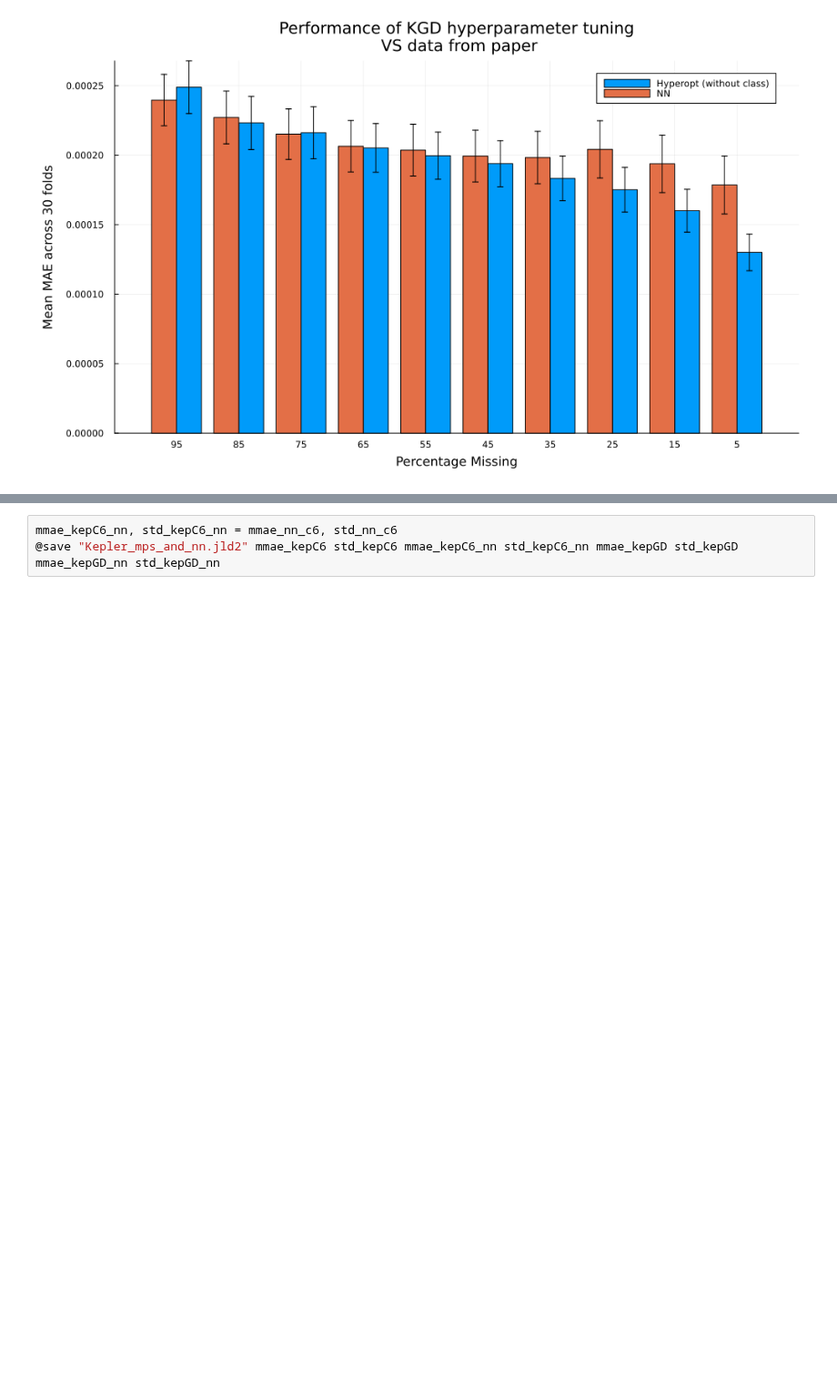
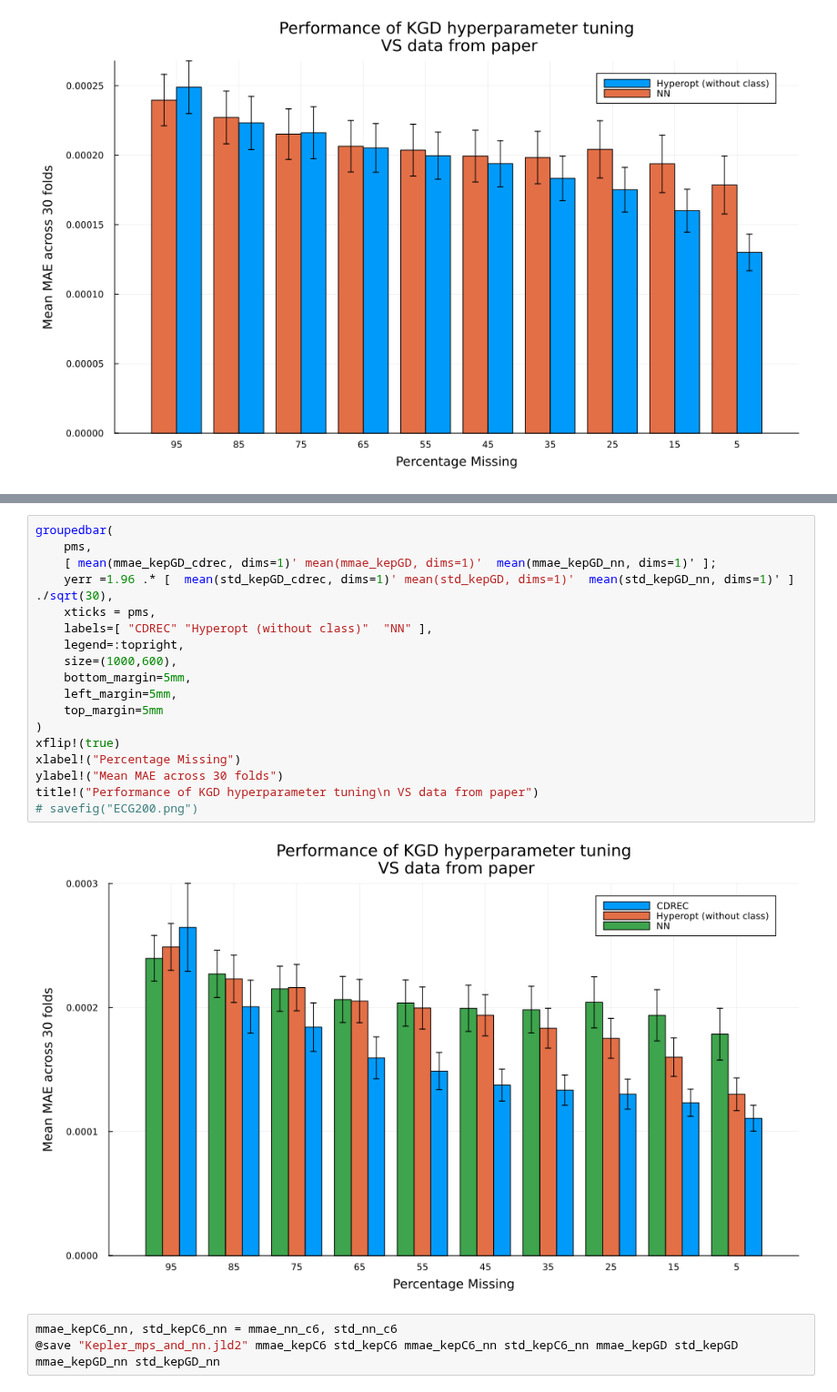
Before and after one commit to hugopstackhouse/MPSTime.jl, a Jupyter notebook: Folds/imp_results_clean.ipynb, the cells around one changed output, grey strips where cells are left out. Shown at 91% size. Saved outputs shown, nothing was run; the diff lists cells and outputs as text; blank space fills up the shorter version.

```diff
--- a/Folds/imp_results_clean.ipynb
+++ b/Folds/imp_results_clean.ipynb
@@ -379,3 +405,23 @@ title!("Performance of KGD hyperparameter tuning\n VS data from paper")
+# %%
+groupedbar(
+    pms,
+    [ mean(mmae_kepGD_cdrec, dims=1)' mean(mmae_kepGD, dims=1)'  mean(mmae_kepGD_nn, dims=1)' ];
+    yerr =1.96 .* [  mean(std_kepGD_cdrec, dims=1)' mean(std_kepGD, dims=1)'  mean(std_kepGD_nn, dims=1)' ] ./sqrt(30),
+    xticks = pms,
+    labels=[ "CDREC" "Hyperopt (without class)"  "NN" ],
+    legend=:topright,
+    size=(1000,600),
+    bottom_margin=5mm,
+    left_margin=5mm,
+    top_margin=5mm
+)
+xflip!(true)
+xlabel!("Percentage Missing")
+ylabel!("Mean MAE across 30 folds")
+title!("Performance of KGD hyperparameter tuning\n VS data from paper")
+# savefig("ECG200.png")
+# %% [output]
+[figure, added]
 # %%
 mmae_kepC6_nn, std_kepC6_nn = mmae_nn_c6, std_nn_c6
 @save "Kepler_mps_and_nn.jld2" mmae_kepC6 std_kepC6 mmae_kepC6_nn std_kepC6_nn mmae_kepGD std_kepGD mmae_kepGD_nn std_kepGD_nn
```
Also changed, not shown: parts of 9 cells of this notebook, 17 other files.
